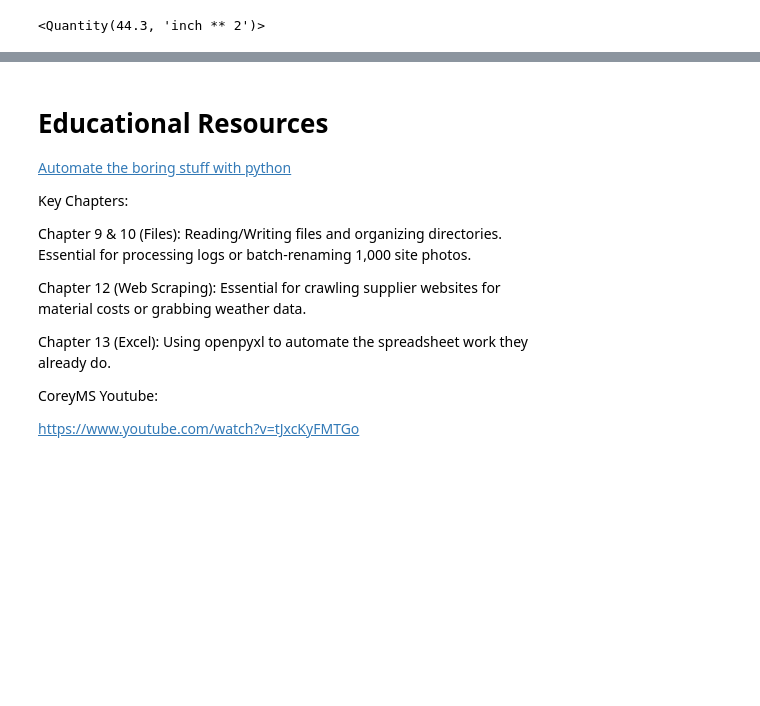
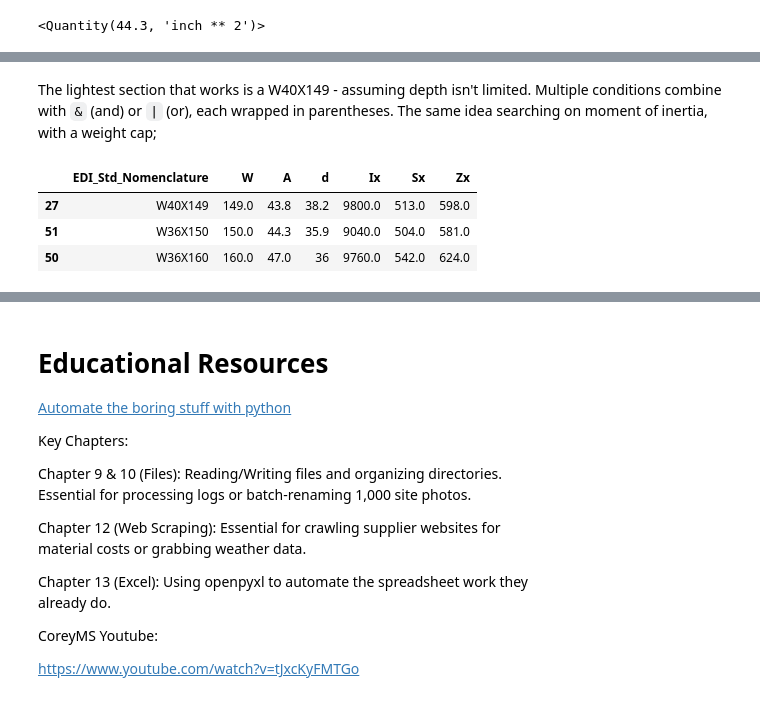
Before and after one commit to drparks71w/CivilPy, a Jupyter notebook: Notebooks/1. Intro to Jupyter and Python.ipynb, the cells around one changed output, grey strips where cells are left out. Drawn from its saved outputs; the diff is of its cells as text; code cells hidden in the pictures; blank space fills up the shorter version.

```diff
--- a/Notebooks/1. Intro to Jupyter and Python.ipynb
+++ b/Notebooks/1. Intro to Jupyter and Python.ipynb
@@ -996,0 +954,10 @@ my_beam.area
+# %% [markdown]
+The lightest section that works is a W40X149 - assuming depth isn't limited. Multiple conditions combine with `&` (and) or `|` (or), each wrapped in parentheses. The same idea searching on moment of inertia, with a weight cap;
+# %%
+candidates = w_shapes[(w_shapes["Ix"] >= 9000) & (w_shapes["W"] <= 160)]
+candidates.sort_values("W")[["EDI_Std_Nomenclature", "W", "A", "d", "Ix", "Sx", "Zx"]]
+# %% [output]
+|  | EDI_Std_Nomenclature | W | A | d | Ix | Sx | Zx |
+| 27 | W40X149 | 149.0 | 43.8 | 38.2 | 9800.0 | 513.0 | 598.0 |
+| 51 | W36X150 | 150.0 | 44.3 | 35.9 | 9040.0 | 504.0 | 581.0 |
+| 50 | W36X160 | 160.0 | 47.0 | 36 | 9760.0 | 542.0 | 624.0 |
```
Also changed, not shown: parts of 95 cells of this notebook.
